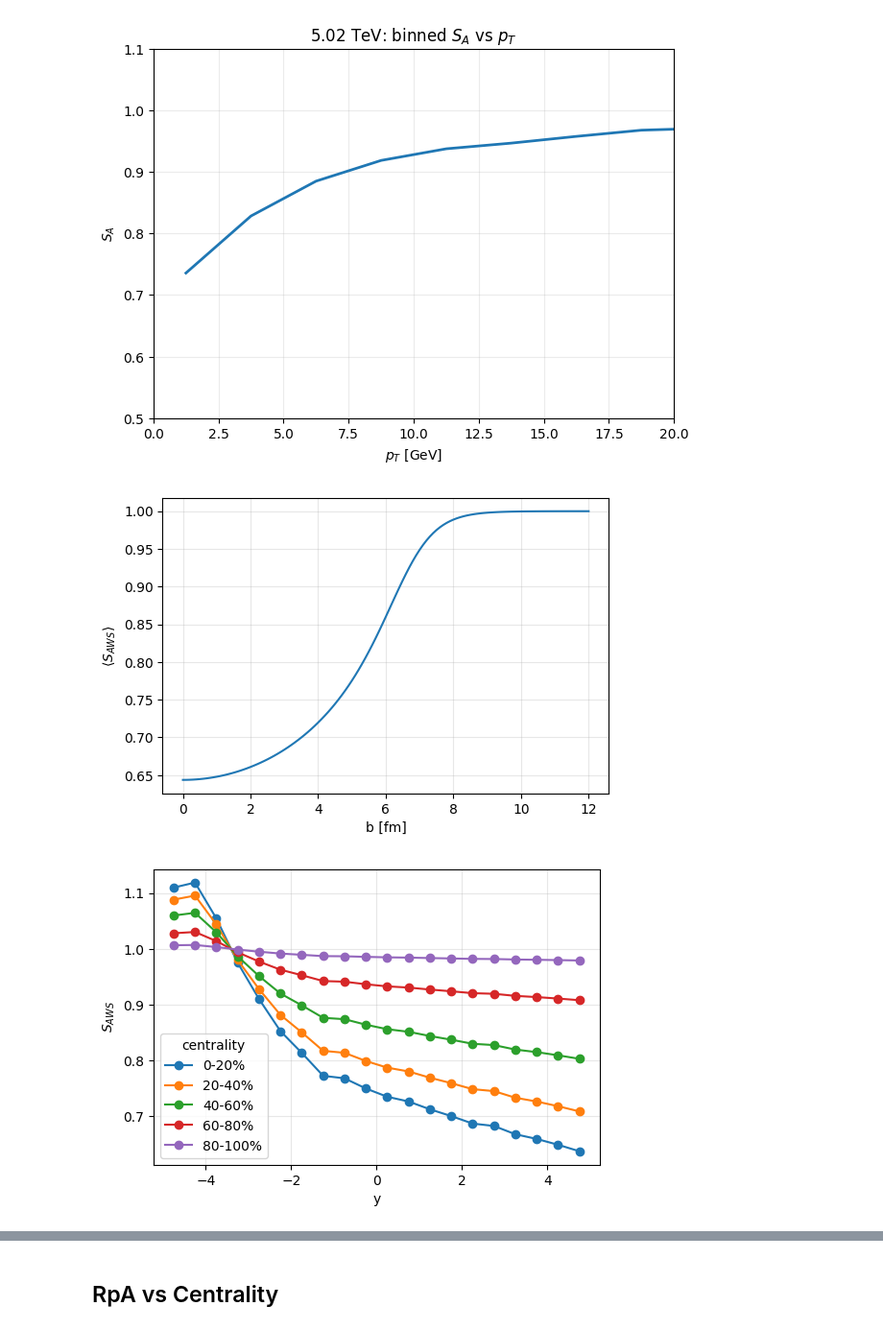
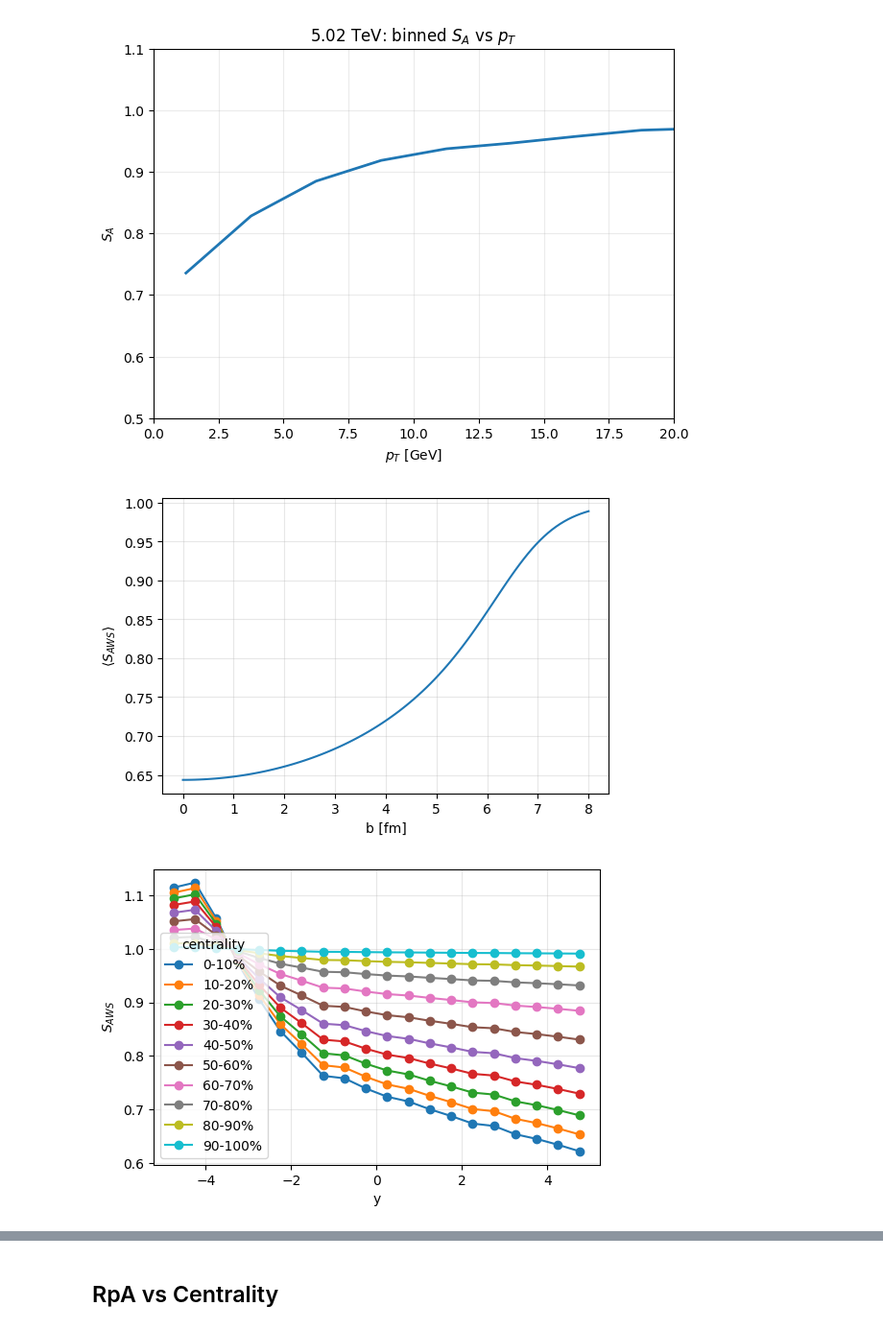
Before and after one commit to sabinthapa100/charmonia_combined_analysis, a Jupyter notebook: nPDF_Centrality.ipynb, the cells around one changed output, grey strips where cells are left out. Shown at 96% size. Saved outputs shown, nothing was run; the diff lists cells and outputs as text; code cells hidden in the pictures.

```diff
--- a/nPDF_Centrality.ipynb
+++ b/nPDF_Centrality.ipynb
@@ -495,7 +495,7 @@ def SAWS_vs_b(model, rgrid, pa_df, y_min, y_max, pt_min, pt_max,
     return pd.DataFrame(rows)
 # %%
 # S_AWS vs impact parameter (forward window as example)
-b_vals = np.linspace(0, 12, 121)
+b_vals = np.linspace(0, 8, 101)
 tab_SAWS_b = SAWS_vs_b(model5, rgrid5, sys5.df_pa,
                        y_min=2.5, y_max=4.0, pt_min=2.5, pt_max=20.0,
                        b_values=b_vals, sigmaNN_mb=sigmaNN_mb5)
@@ -506,27 +506,27 @@ ax.set_xlabel("b [fm]"); ax.set_ylabel(r"$\langle S_{AWS}\rangle$")
 ax.grid(True, alpha=0.3)
 plt.show()
 # %% [output]
-[figure, old version]
+[figure, new version]
 # %%
-cent_edges = [0,20,40,60,80,100]
+cent_edges = [0,10,20,30,40,50,60,70,80,90,100]
 
 # S_AWS vs y (pT ≥ 2.5)
 saws_y_tabs = SAWS_vs_y_by_centrality(model5, rgrid5, sys5.df_pa, cent_edges,
                                       y_width=0.5, pt_min=2.5,
                                       sigmaNN_mb=sigmaNN_mb5)
 
 # Plot
 import matplotlib.pyplot as plt
 fig, ax = plt.subplots(figsize=(6,4))
 for label, tab in saws_y_tabs:
     ax.plot(tab["y"], tab["SAWS"], marker="o", label=label)
 ax.set_xlabel("y")
 ax.set_ylabel(r"$S_{AWS}$")
 ax.legend(title="centrality")
 ax.grid(True, alpha=0.3)
 plt.show()
 # %% [output]
-[figure, old version]
+[figure, new version]
 # %%
 # S_AWS vs pT in forward (2.5 ≤ y ≤ 4.0)
 saws_pt_tabs = SAWS_vs_pt_by_centrality(model5, rgrid5, sys5.df_pa, cent_edges,
```
Also changed, not shown: parts of 18 cells of this notebook, 10 other files.
